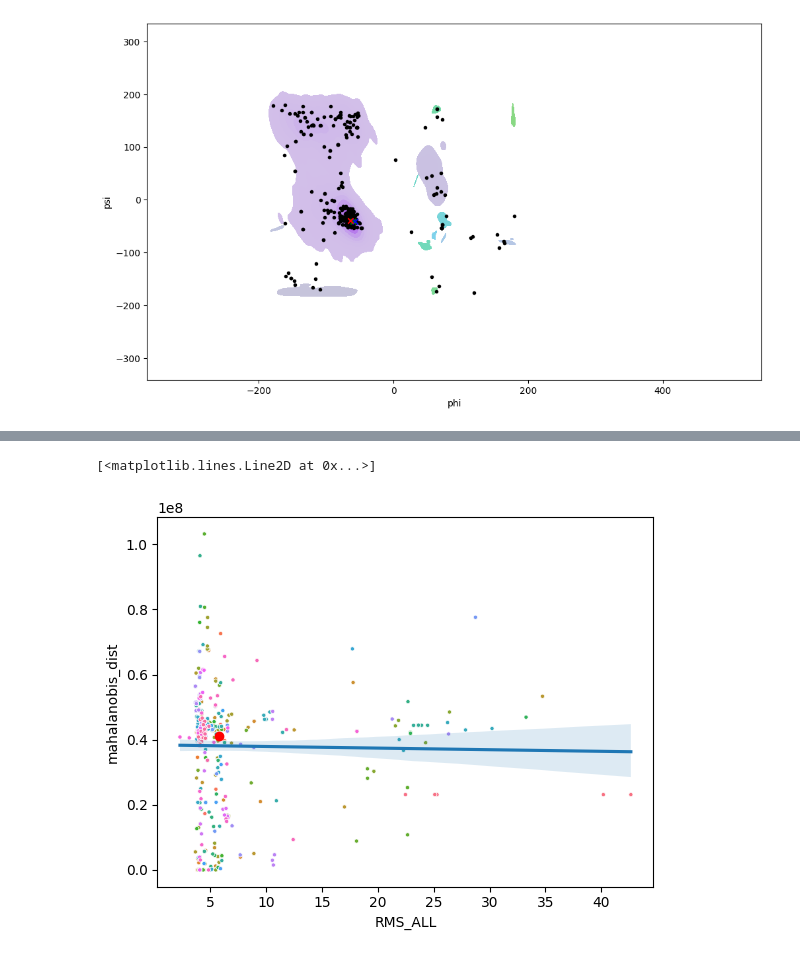
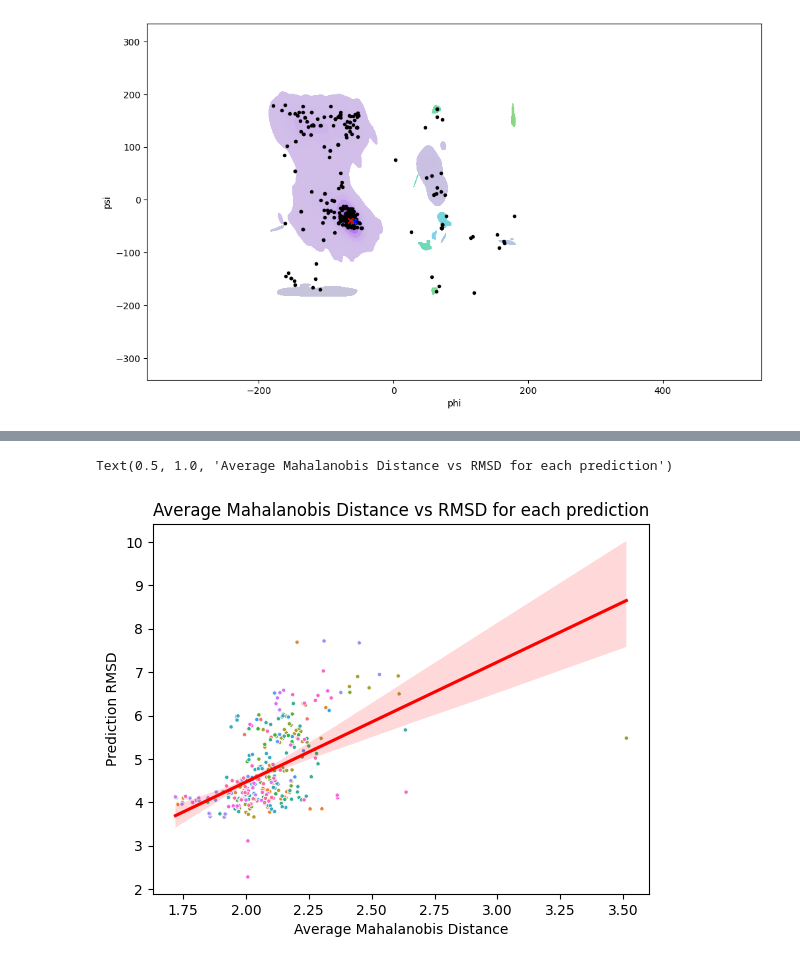
Before and after one commit to Musa-Azeem/protein-dihedral-visualization, a Jupyter notebook: casp.ipynb, the cells around one changed output, grey strips where cells are left out. Saved outputs shown, nothing was run; the diff lists cells and outputs as text; code cells hidden in the pictures.

Commit message:
plots

```diff
--- a/casp.ipynb
+++ b/casp.ipynb
@@ -425,0 +411,3 @@ phi_psi_predictions_by_window.to_csv('phi_psi_predictions_by_window_maha.csv', i
+# %%
+phi_psi_predictions_by_window = pd.read_csv('phi_psi_predictions_by_window_md.csv')
+xray_phi_psi = pd.read_csv('xray_phi_psi_md.csv')
@@ -425,0 +430,21 @@ phi_psi_predictions_by_window.to_csv('phi_psi_predictions_by_window_maha.csv', i
+# %%
+# Plot xray vs prediction md for each residue of one prediction
+phi_psi_predictions_by_window['Source'] = 'CASP Prediction'
+phi_psi_predictions_by_window.loc[phi_psi_predictions_by_window.protein_id == 'T1024TS427_1', 'Source'] = 'AlphaFold'
+alpha = phi_psi_predictions_by_window.loc[phi_psi_predictions_by_window.protein_id == 'T1024TS427_1']
+xray_phi_psi['Source'] = 'X-Ray'
+both = pd.merge(alpha, xray_phi_psi, how='inner', on=['seq','seq'], suffixes=('_alpha','_xray'))
+both['md_diff'] = both['md_alpha'] - both['md_xray']
+fig, axes = plt.subplots(2, figsize=(15,10), sharex=True)
+sns.lineplot(data=both.reset_index(), x='index', y='md_alpha', ax=axes[0], label='AlphaFold')
+sns.lineplot(data=both.reset_index(), x='index', y='md_xray', ax=axes[0], label='X-Ray')
+axes[0].set_ylabel('Mahalanobis Distance')
+axes[1].hlines(both['md_diff'].mean(), xmin=0, xmax=len(both), color='tan', label='Average')
+axes[1].fill_between(x=both.index, y1=both['md_diff'].mean() + both['md_diff'].std(), y2=both['md_diff'].mean() - both['md_diff'].std(), color='tan', alpha=0.2)
+sns.lineplot(data=both.reset_index(), x='index', y='md_diff', ax=axes[1], label='AlphaFold minus X-Ray')
+axes[1].set_ylabel('Mahalanobis Distance')
+axes[1].set_xlabel('Reisdue Position in Chain')
+fig.suptitle('Mahalanobis Distance from phi-psi of each residue to the distribution for its window')
+plt.tight_layout()
+
+# NOTE: for presentation, highlight area around res-300 to show this is where alphafold did bad
@@ -426,18 +472,21 @@ phi_psi_predictions_by_window.to_csv('phi_psi_predictions_by_window_maha.csv', i
 # %%
 # Compare rmsd and mahalanobis distance
 import matplotlib.pyplot as plt
+from scipy.stats import pearsonr
 group_maha = phi_psi_predictions_by_window.groupby(['protein_id'], as_index=False).mean(numeric_only=True)#.sort_values('mahalanobis_dist').set_index('protein_id').dropna()
 group_maha = group_maha.merge(results[['Model', 'RMS_ALL']], left_on='protein_id', right_on='Model', how='inner')
-group_maha
+group_maha = group_maha[group_maha.RMS_ALL < 8]
 fig, ax = plt.subplots()
-sns.scatterplot(data=group_maha, x='RMS_ALL', y='mahalanobis_dist', ax=ax, marker='.', hue='protein_id', legend=False)
-sns.regplot(data=group_maha, x='RMS_ALL', y='mahalanobis_dist', ax=ax, scatter=False)
-plt.plot(group_maha[group_maha.protein_id == 'T1024TS427_1']['RMS_ALL'], group_maha[group_maha.protein_id == 'T1024TS427_1']['mahalanobis_dist'], 'o', color='red', label='Alphafold')
+sns.scatterplot(data=group_maha, x='md', y='RMS_ALL', ax=ax, marker='.', hue='protein_id', legend=False)
+sns.regplot(data=group_maha, x='md', y='RMS_ALL', ax=ax, scatter=False, robust=True)
+ax.set_xlabel('Average Mahalanobis Distance')
+ax.set_ylabel('Prediction RMSD')
+ax.set_title('Average Mahalanobis Distance vs RMSD for each prediction')
 # # ax.set_xlim((0.8,1.4))
 # ax.set_ylim((0,6))
 # %% [output]
-[<matplotlib.lines.Line2D at 0x...>]
+Text(0.5, 1.0, 'Average Mahalanobis Distance vs RMSD for each prediction')
-[figure, old version]
+[figure, new version]
 # %%
 # plot dists with highest mahalanobis distance for alphafold
 phi_psi_alpha = phi_psi_predictions_by_window[phi_psi_predictions_by_window.protein_id == 'T1024TS427_1']
```
Also changed, not shown: parts of 9 cells of this notebook, 1 other file.
